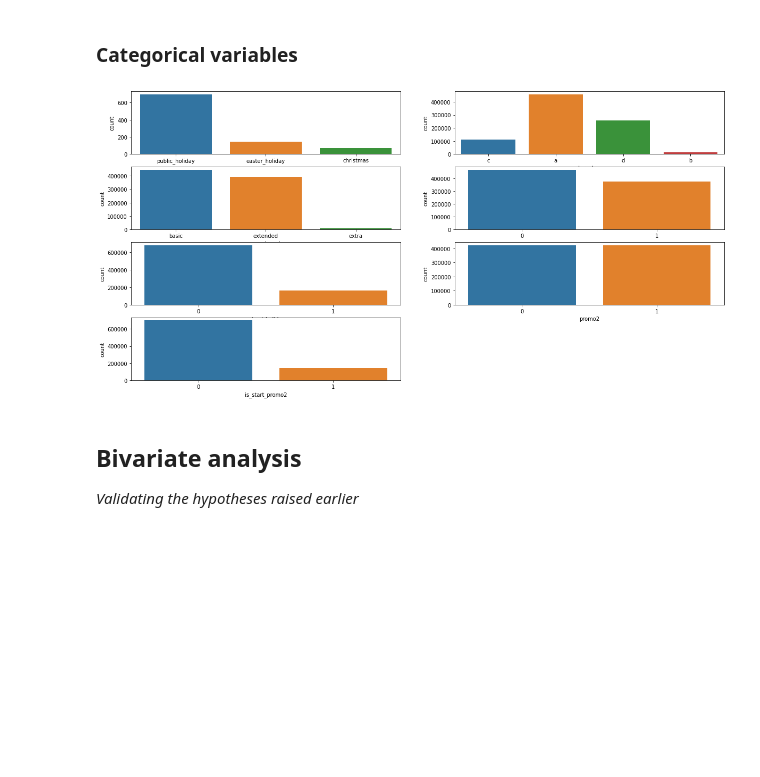
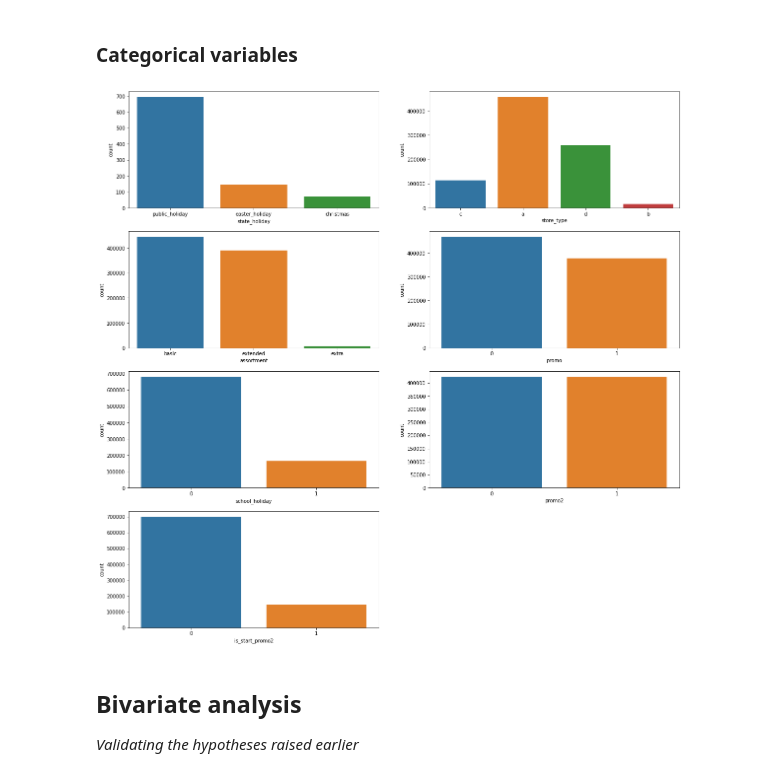
Before and after one commit to CleitonAmbrosio/Rossmann-Stores-Sales-Forecast, a Jupyter notebook: notebooks/cycle1_coa_rossmann_stores_sales_forecast.ipynb, the cells around one changed output. Drawn from its saved outputs; the diff is of its cells as text; code cells hidden in the pictures; blank space fills up the shorter version.

Commit message:
Minor visual changes

```diff
--- a/notebooks/cycle1_coa_rossmann_stores_sales_forecast.ipynb
+++ b/notebooks/cycle1_coa_rossmann_stores_sales_forecast.ipynb
@@ -770,36 +770,38 @@ num_attributes.loc[abs( num_attributes['promo2_time_week'] ) > 1, 'promo2_time_w
 # %% [markdown]
 ### Categorical variables
 # %%
+plt.rcParams['figure.figsize'] = 20,20
+
 # state_holiday
 aux = cat_attributes[cat_attributes['state_holiday'] != 'regular_day'] # regular days compose the bulk, making visualization harder
 plt.subplot( 4, 2, 1 )
 sns.countplot( x=aux['state_holiday'] );
 
 # store_type
 plt.subplot( 4, 2, 2 )
 sns.countplot( x=cat_attributes['store_type'] );
 
 # assortment
 plt.subplot( 4, 2, 3 )
 sns.countplot( x=cat_attributes['assortment'] );
 
 # promo
 plt.subplot( 4, 2, 4 )
 sns.countplot( x=cat_attributes['promo'] );
 
 # school_holiday
 plt.subplot( 4, 2, 5 )
 sns.countplot( x=cat_attributes['school_holiday'] );
 
 # promo2
 plt.subplot( 4, 2, 6 )
 sns.countplot( x=cat_attributes['promo2'] );
 
 # is_start_promo2
 plt.subplot( 4, 2, 7 )
 sns.countplot( x=cat_attributes['is_start_promo2'] );
 # %% [output]
-[figure, old version]
+[figure, new version]
 # %% [markdown]
 ## Bivariate analysis
 *Validating the hypotheses raised earlier*
```
Also changed, not shown: parts of 4 cells of this notebook.
